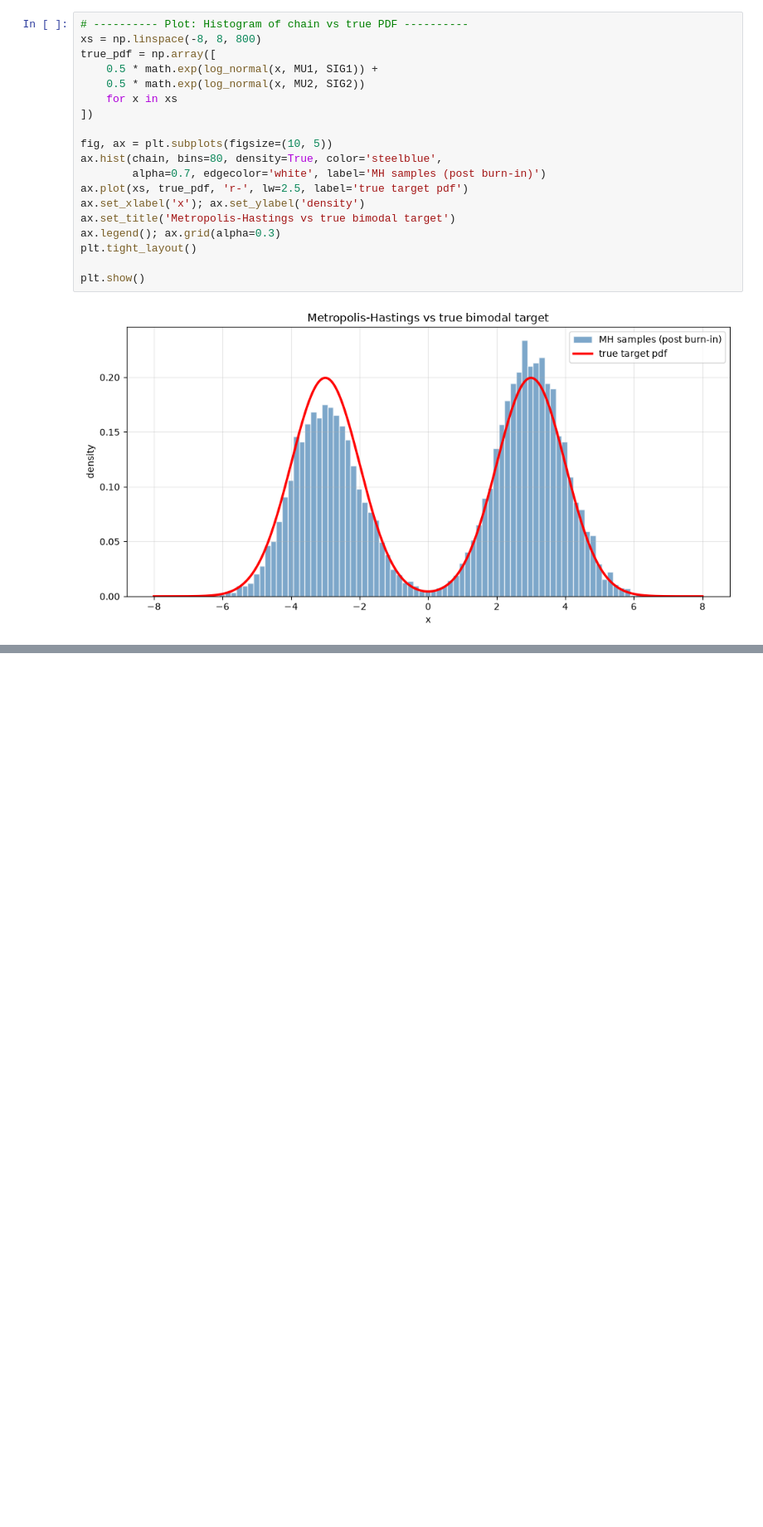
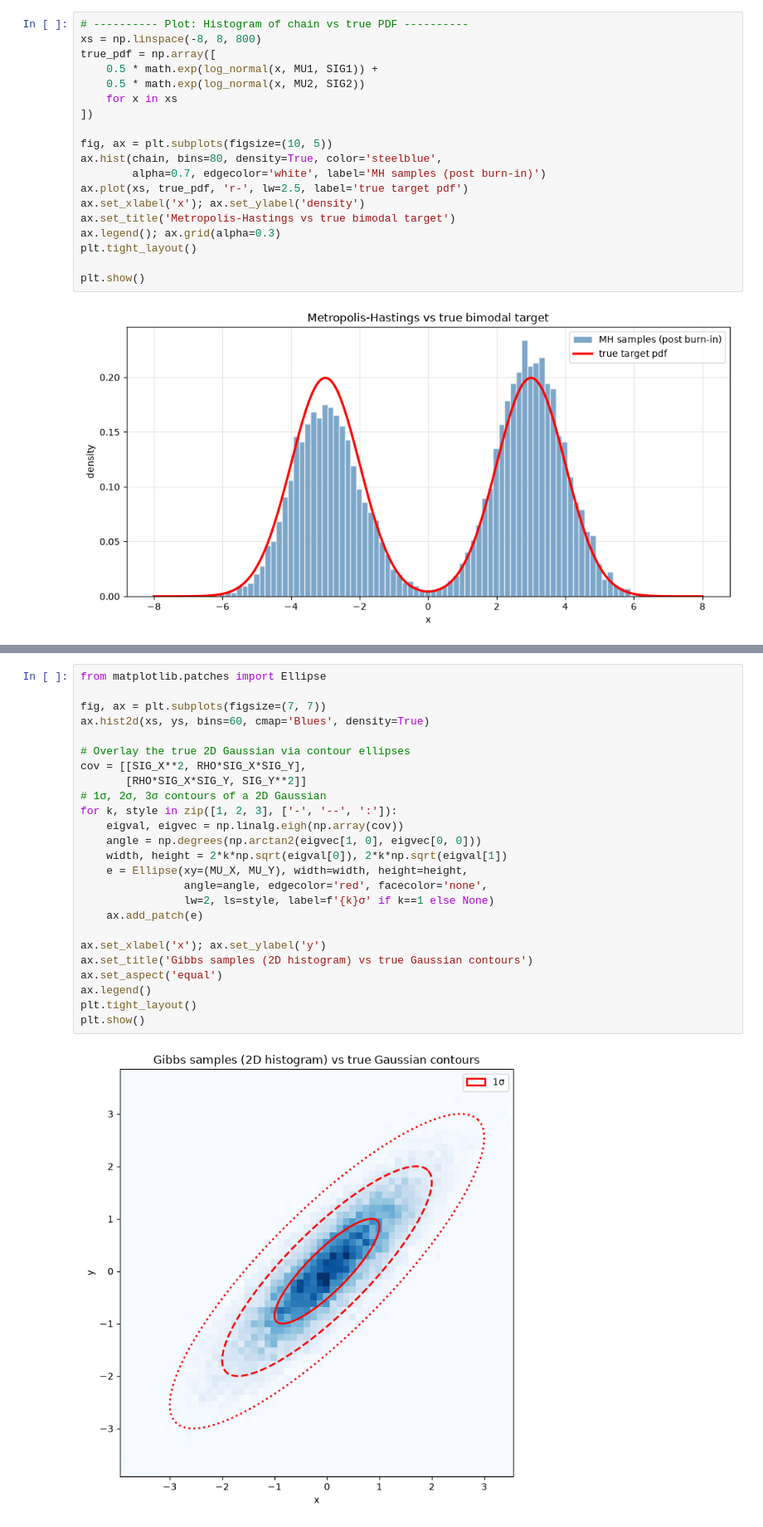
Before and after one commit to Saransh-Basu-01/AI_Engineering, a Jupyter notebook: Math_Fundamentals/Sampling_Methods/sampling.ipynb, the cells around one changed output, grey strips where cells are left out. Shown at 83% size. Cells and saved outputs as stored; diff of their text form; blank space fills up the shorter version.

```diff
--- a/Math_Fundamentals/Sampling_Methods/sampling.ipynb
+++ b/Math_Fundamentals/Sampling_Methods/sampling.ipynb
@@ -406,0 +536,27 @@ plt.show()
+# %%
+from matplotlib.patches import Ellipse
+
+fig, ax = plt.subplots(figsize=(7, 7))
+ax.hist2d(xs, ys, bins=60, cmap='Blues', density=True)
+
+# Overlay the true 2D Gaussian via contour ellipses
+cov = [[SIG_X**2, RHO*SIG_X*SIG_Y],
+       [RHO*SIG_X*SIG_Y, SIG_Y**2]]
+# 1σ, 2σ, 3σ contours of a 2D Gaussian
+for k, style in zip([1, 2, 3], ['-', '--', ':']):
+    eigval, eigvec = np.linalg.eigh(np.array(cov))
+    angle = np.degrees(np.arctan2(eigvec[1, 0], eigvec[0, 0]))
+    width, height = 2*k*np.sqrt(eigval[0]), 2*k*np.sqrt(eigval[1])
+    e = Ellipse(xy=(MU_X, MU_Y), width=width, height=height,
+                angle=angle, edgecolor='red', facecolor='none',
+                lw=2, ls=style, label=f'{k}σ' if k==1 else None)
+    ax.add_patch(e)
+
+ax.set_xlabel('x'); ax.set_ylabel('y')
+ax.set_title('Gibbs samples (2D histogram) vs true Gaussian contours')
+ax.set_aspect('equal')
+ax.legend()
+plt.tight_layout()
+plt.show()
+# %% [output]
+[figure, added]
```
Also changed, not shown: parts of 8 cells of this notebook.
